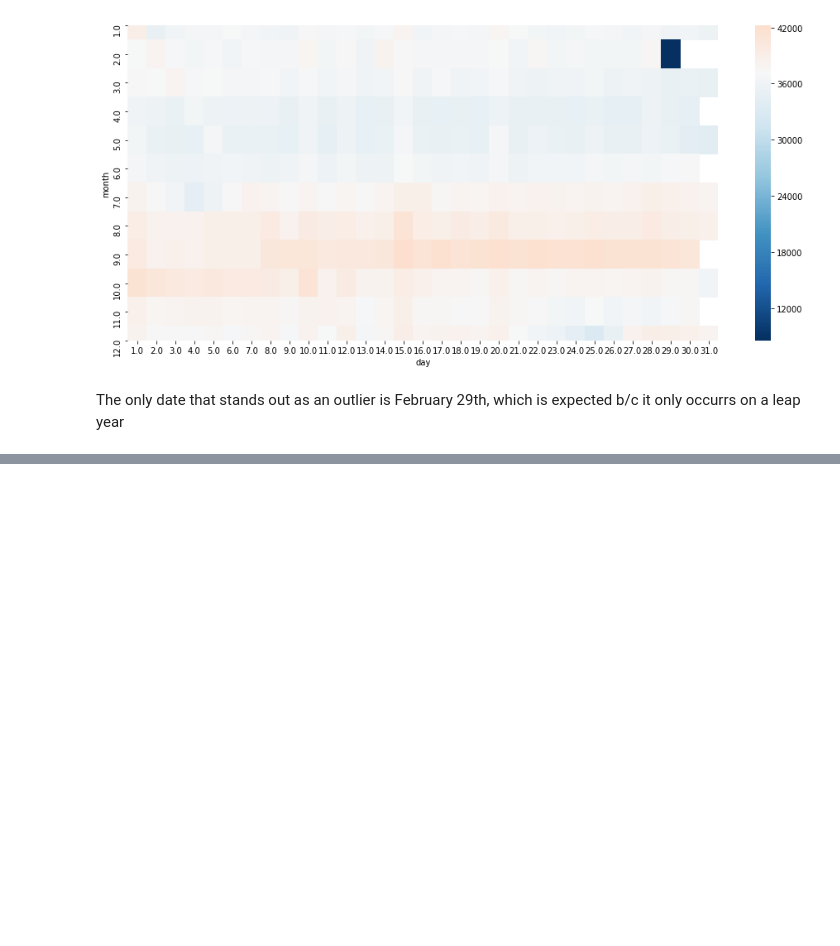
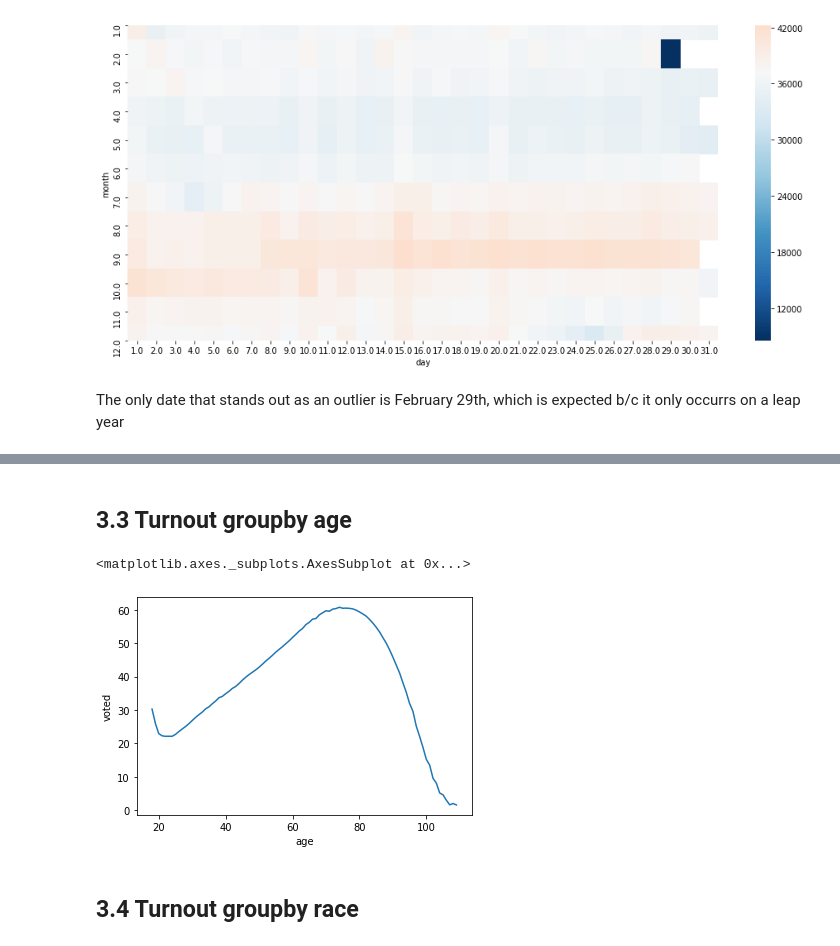
Before and after one commit to soodoku/birthday_voter, a Jupyter notebook: scripts/fl_voter_birthday.ipynb, the cells around one changed output, grey strips where cells are left out. Drawn from its saved outputs; the diff is of its cells as text; code cells hidden in the pictures; blank space fills up the shorter version.

```diff
--- a/scripts/fl_voter_birthday.ipynb
+++ b/scripts/fl_voter_birthday.ipynb
@@ -417,0 +275,21 @@ plt.ylim(-1,.85)
+# %% [markdown]
+## 3.3 Turnout groupby age
+# %%
+df['age'] = ((df['election_date'] - df['birth_date']).dt.days / 365).astype(int)
+# %%
+# limit data set to persons at least 18 years old on election day
+df = df[df.age>=18]
+# %%
+# exclude persons over 110 (likely a data quality issue)
+df = df[df.age <110]
+# %%
+turnout_groupby_age = df.groupby(['age']).voted.agg(['mean','count','sum']).reset_index().rename(columns={'mean': 'voted', 'count': 'n_total', 'sum': 'n_voters'})
+turnout_groupby_age['n_nonvoters'] = turnout_groupby_age.n_total - turnout_groupby_age.n_voters
+turnout_groupby_age['voted'] = turnout_groupby_age['voted']*100
+# %%
+sns.lineplot(x='age', y='voted', data=turnout_groupby_age)
+# %% [output]
+<matplotlib.axes._subplots.AxesSubplot at 0x...>
+[figure, added]
+# %% [markdown]
+## 3.4 Turnout groupby race
```
Also changed, not shown: parts of 113 cells of this notebook, 6 other files.
